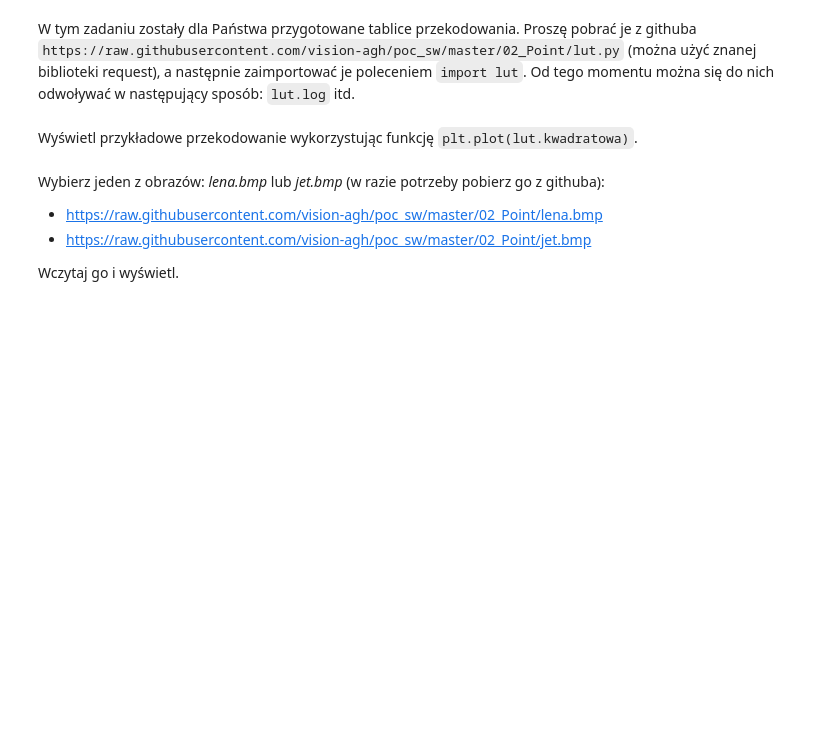
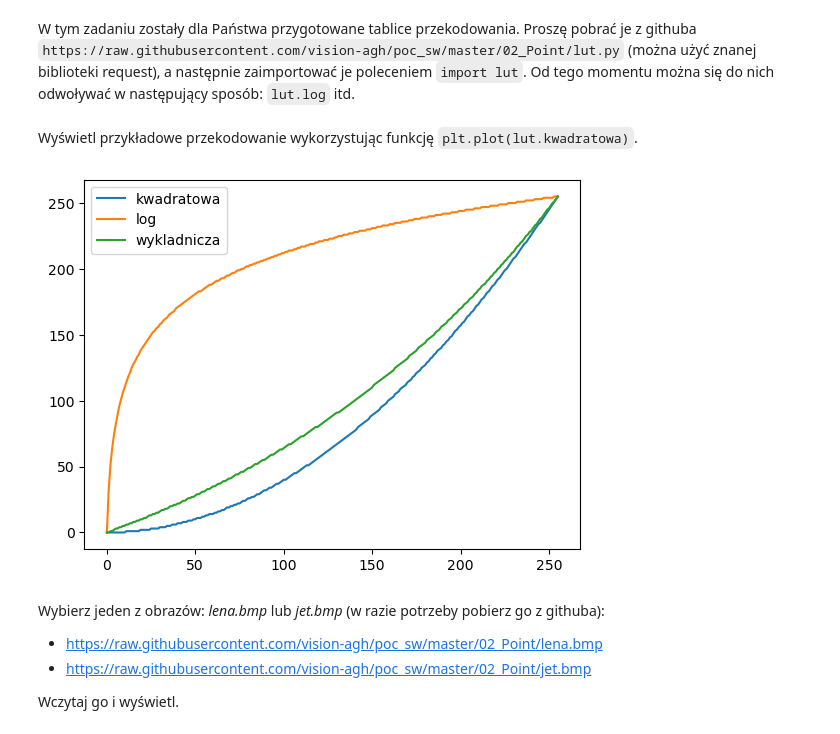
Before and after one commit to lursz/DigitalImageProcessing-Course, a Jupyter notebook: lab2/lab2.ipynb, the cells around one changed output. Drawn from its saved outputs; the diff is of its cells as text; code cells hidden in the pictures; blank space fills up the shorter version.

```diff
--- a/lab2/lab2.ipynb
+++ b/lab2/lab2.ipynb
@@ -35,6 +35,15 @@ if not os.path.exists(fileName) :
     open(fileName, 'wb').write(r.content)
 # %% [markdown]
 Wyświetl przykładowe przekodowanie wykorzystując funkcję `plt.plot(lut.kwadratowa)`.
+# %%
+import lut
+plt.plot(lut.kwadratowa)
+plt.plot(lut.log)
+plt.plot(lut.wykladnicza)
+plt.legend(['kwadratowa', 'log', 'wykladnicza'])
+plt.show()
+# %% [output]
+[figure, added]
 # %% [markdown]
 Wybierz jeden z obrazów: _lena.bmp_ lub _jet.bmp_ (w razie potrzeby pobierz go z githuba):
 - https://raw.githubusercontent.com/vision-agh/poc_sw/master/02_Point/lena.bmp
```
Also changed, not shown: parts of 5 cells of this notebook, 6 other files.
